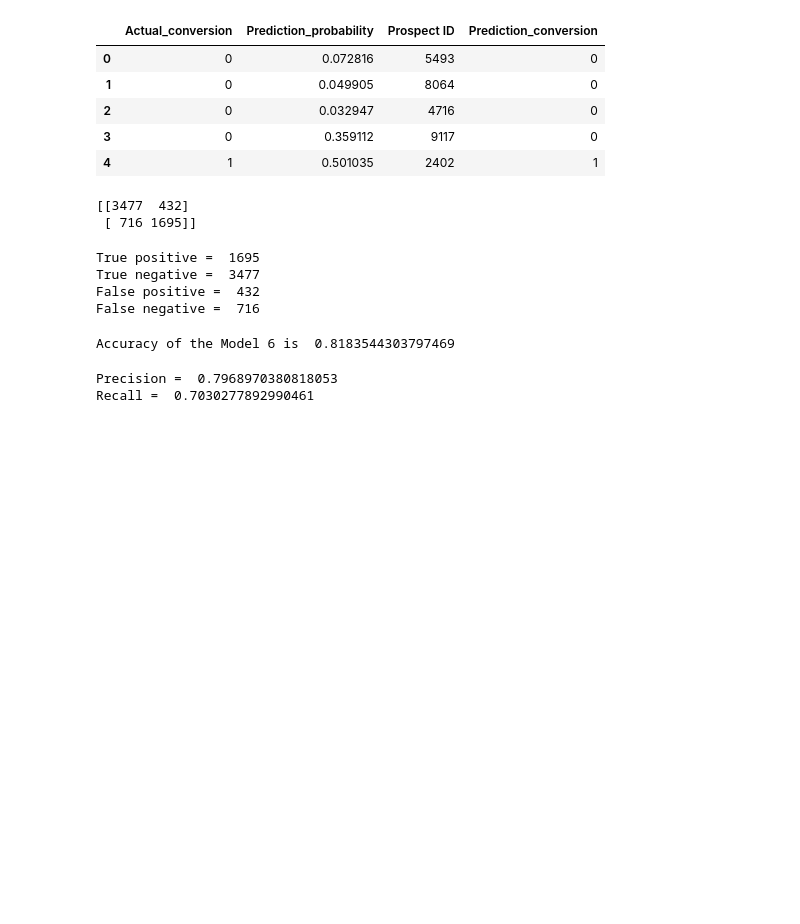
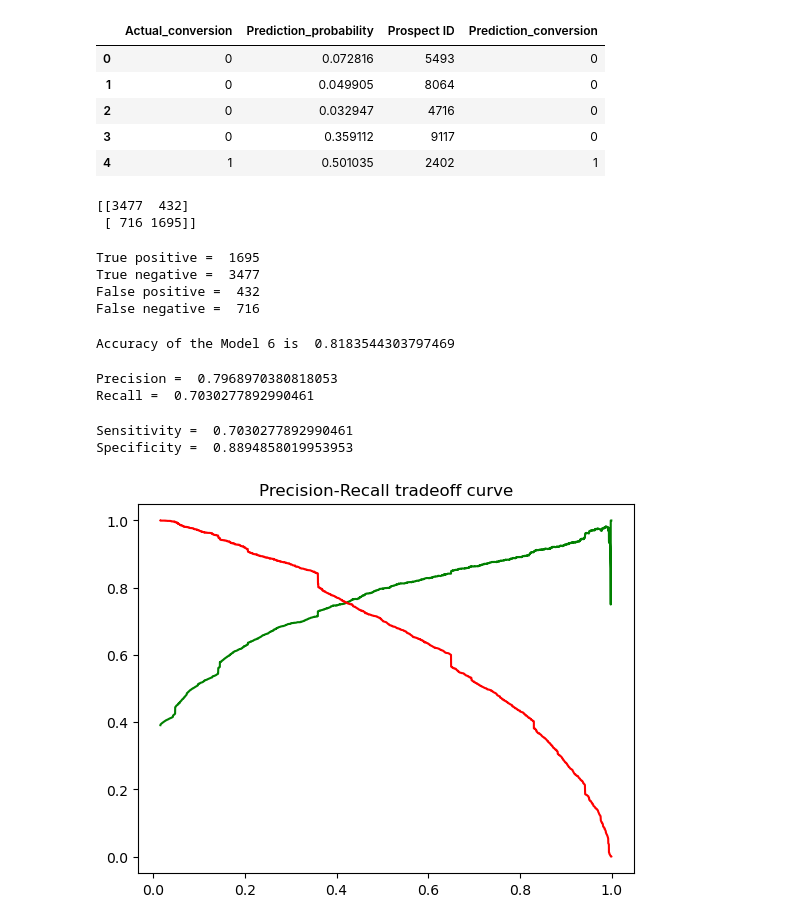
Before and after one commit to ketanchinchalkar/LeadScoringAssignmentFolder, a Jupyter notebook: Lead Scoring - Logistic Regression.ipynb, the cells around one changed output. Drawn from its saved outputs; the diff is of its cells as text; code cells hidden in the pictures; blank space fills up the shorter version.

```diff
--- a/Lead Scoring - Logistic Regression.ipynb
+++ b/Lead Scoring - Logistic Regression.ipynb
@@ -1285,3 +1288,29 @@ print ("Recall = ", Recall)
 # %% [output]
 Precision =  0.7968970380818053
 Recall =  0.7030277892990461
+# %%
+# calculate the sensitivity and specificity
+Sensitivity = TP/(TP+FN)
+print ("Sensitivity = ", Sensitivity)
+
+Specificity = TN/(TN+FP)
+print ("Specificity = ", Specificity)
+
+# Specificity is almost equal to 89% which is good but the Recall/Sensitivity is around 70% and not considered good
+# we may have to check the cut off value and calculate the prediction 1 or 0 based on the new cut off
+# %% [output]
+Sensitivity =  0.7030277892990461
+Specificity =  0.8894858019953953
+# %%
+# precision and recall curve
+
+p, r, thresholds = precision_recall_curve(y_train_predictions_final.Actual_conversion, y_train_predictions_final.Prediction_probability)
+# %%
+# plotting a trade-off curve between precision and recall
+
+plt.plot(thresholds, p[:-1], "g-")
+plt.plot(thresholds, r[:-1], "r-")
+plt.title("Precision-Recall tradeoff curve")
+plt.show()
+# %% [output]
+[figure, added]
```
Also changed, not shown: parts of 16 cells of this notebook.
